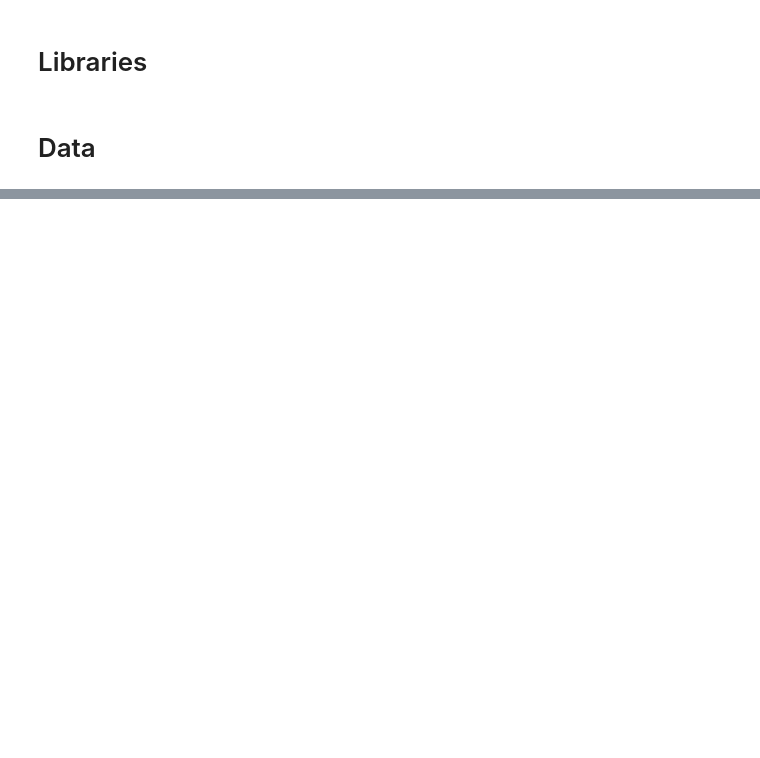
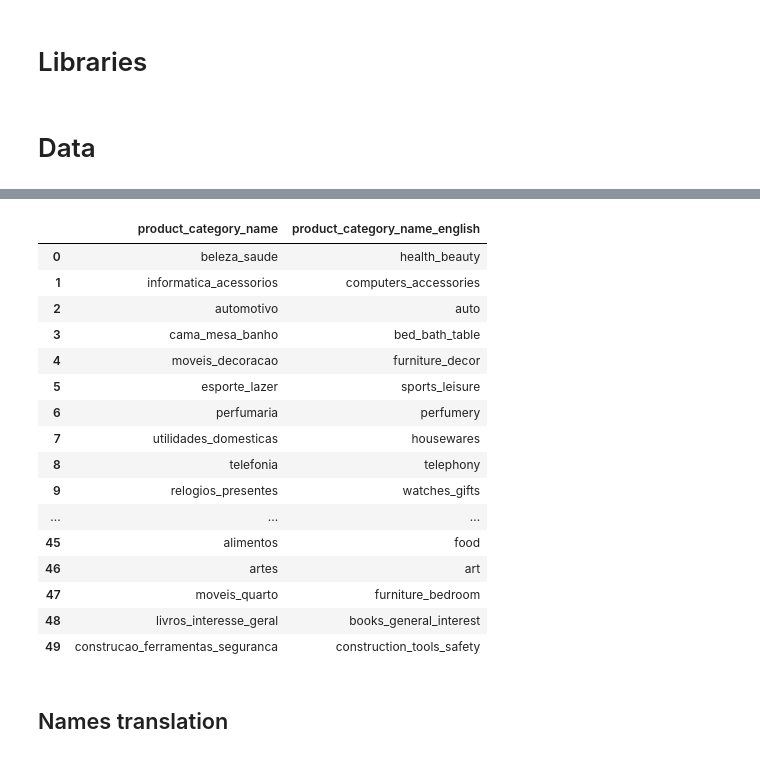
Before and after one commit to IgorComune/ecommerce_olist, a Jupyter notebook: olist.ipynb, the cells around one changed output, grey strips where cells are left out. Cells and saved outputs as stored; diff of their text form; code cells hidden in the pictures; blank space fills up the shorter version.

```diff
--- a/olist.ipynb
+++ b/olist.ipynb
@@ -42,0 +101,22 @@ geolocation
+# %%
+translation.head(50)
+# %% [output]
+|  | product_category_name | product_category_name_english |
+| 0 | beleza_saude | health_beauty |
+| 1 | informatica_acessorios | computers_accessories |
+| 2 | automotivo | auto |
+| 3 | cama_mesa_banho | bed_bath_table |
+| 4 | moveis_decoracao | furniture_decor |
+| 5 | esporte_lazer | sports_leisure |
+| 6 | perfumaria | perfumery |
+| 7 | utilidades_domesticas | housewares |
+| 8 | telefonia | telephony |
+| 9 | relogios_presentes | watches_gifts |
+| ... | ... | ... |
+| 45 | alimentos | food |
+| 46 | artes | art |
+| 47 | moveis_quarto | furniture_bedroom |
+| 48 | livros_interesse_geral | books_general_interest |
+| 49 | construcao_ferramentas_seguranca | construction_tools_safety |
+# %% [markdown]
+## Names translation
```
Also changed, not shown: parts of 17 cells of this notebook.
